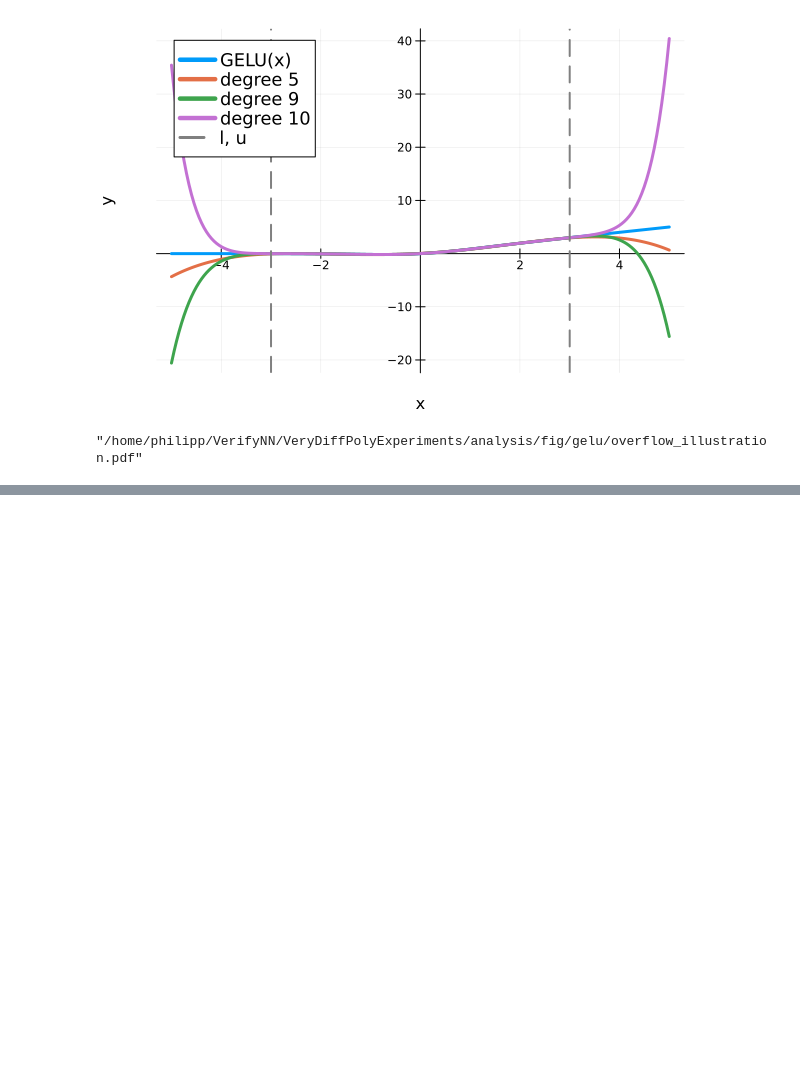
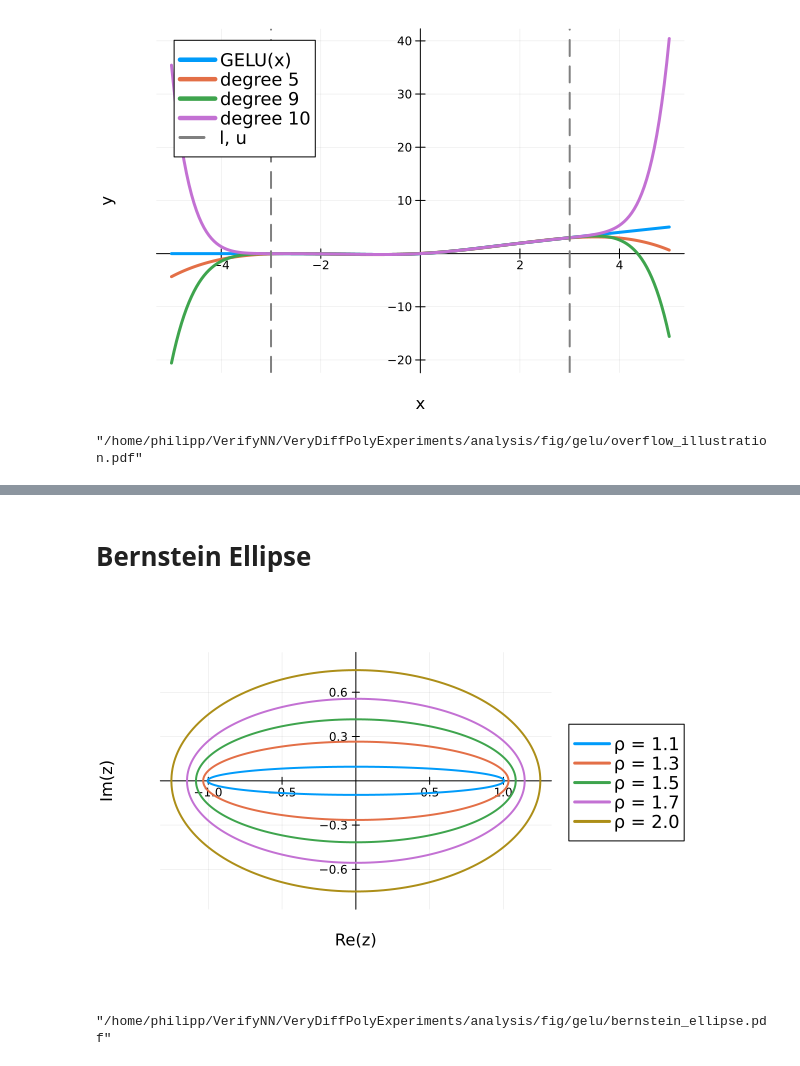
Before and after one commit to phK3/VeryDiffPolyExperiments, a Jupyter notebook: analysis/gelu/illustration.ipynb, the cells around one changed output, grey strips where cells are left out. Cells and saved outputs as stored; diff of their text form; code cells hidden in the pictures; blank space fills up the shorter version.

```diff
--- a/analysis/gelu/illustration.ipynb
+++ b/analysis/gelu/illustration.ipynb
@@ -37,0 +250,21 @@ savefig(pl, "../fig/gelu/overflow_illustration.pdf")
+# %% [markdown]
+# Bernstein Ellipse
+# %%
+pl = plot(framestyle=:origin, xlabel="Re(z)", ylabel="Im(z)", legend=:outerright, legendfontsize=12, aspect_ratio=:equal)
+
+ρs = [1.1, 1.3, 1.5, 1.7, 2]
+for ρ in ρs
+    θs = range(0, 2π, 200)
+    us = ρ .* exp.(1im .* θs)
+    zs = 0.5 .* (us .+ (1 ./ us))
+
+    plot!(real.(zs), imag.(zs), label="ρ = $ρ", linewidth=2)
+end
+
+pl
+# %% [output]
+[figure, added]
+# %%
+savefig(pl, "../fig/gelu/bernstein_ellipse.pdf")
+# %% [output]
+"/home/philipp/VerifyNN/VeryDiffPolyExperiments/analysis/fig/gelu/bernstein_ellipse.pdf"
```
Also changed, not shown: parts of 16 cells of this notebook.
